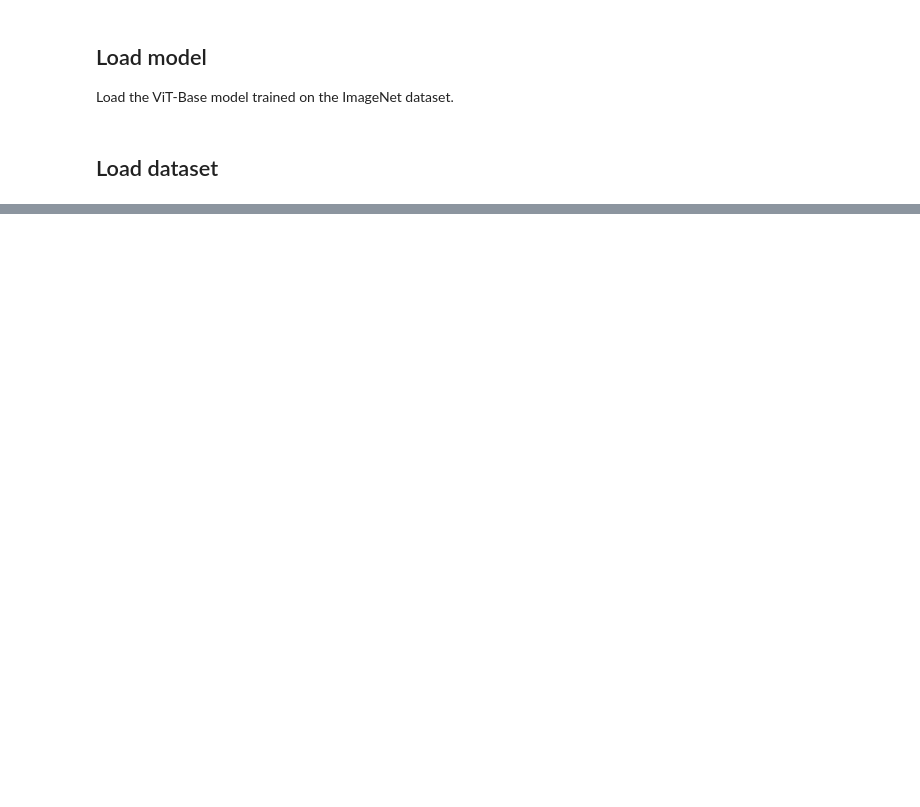
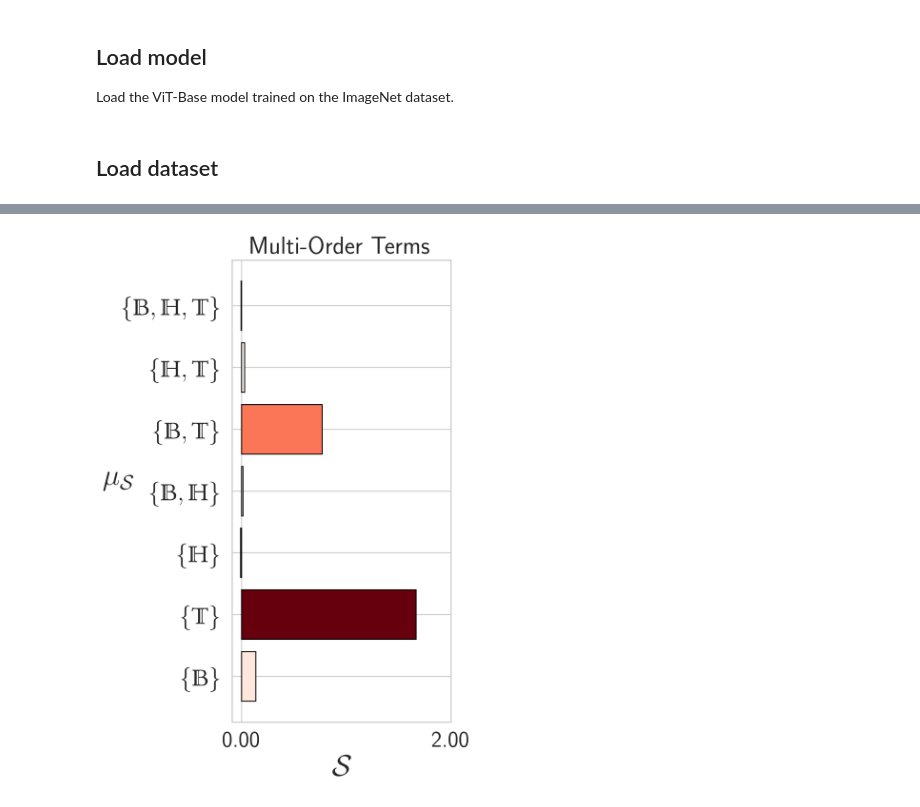
Before and after one commit to tschnake/Symbxai_retina, a Jupyter notebook: notebooks/symbXAI_rebuttal.ipynb, the cells around one changed output, grey strips where cells are left out. Cells and saved outputs as stored; diff of their text form; code cells hidden in the pictures; blank space fills up the shorter version.

```diff
--- a/notebooks/symbXAI_rebuttal.ipynb
+++ b/notebooks/symbXAI_rebuttal.ipynb
@@ -366,10 +218,5 @@ torch.Size([3, 224, 224])
 # %%
-from copy import deepcopy
-
-logits = model(inputs.unsqueeze(0)).logits
-labels = logits.argmax()
-# labels = 671
-print(labels)
+labels = label_mapping[val_set.dataset.iloc[sample_id]['class']]
 targets = torch.eye(1000, dtype=inputs.dtype)[labels]
 
 symb_xai_vit = ViTSymbolicXAI(
@@ -598,0 +477,3 @@ R_values
+# %%
+bike_part_dict = {27: 'body', 28: 'head', 29: 'seat', 30: 'tier'}
+car_part_dict = {24: 'body', 25: 'tier', 26: 'mirror'}
@@ -598,0 +544,72 @@ R_values
+# %%
+import matplotlib.pyplot as plt
+import seaborn as sns
+
+from matplotlib import rc
+
+# Enable LaTeX in Matplotlib
+rc('text', usetex=True)
+
+# Add the LaTeX package and configuration to the preamble
+rc('text.latex', preamble=r"""
+    \usepackage[bb=libus]{mathalpha}
+""")
+#plt.rcParams['pgf.preamble'] = r'\usepackage{amssymb}\usepackage{amsfonts}'
+#plt.rcParams['pgf.texsystem'] = 'pdflatex'
+
+new_rels = {}
+for k, v in all_rels.items():
+    if v != []:
+        new_rels[k] = v
+
+values = np.array(list(new_rels.values())).flatten()
+keys = list(new_rels.keys())
+
+new_keys = []
+for k in keys:
+    splited = k.split('-')
+    if len(splited) > 1:
+        new_keys.append('$\\mathbb{\{'+','.join(splited)+'\}}$')
+    else:
+        new_keys.append('$\\mathbb{\{'+ str(splited[0]) +'\}}$')
+
+
+# Set a high-quality style and figure size
+sns.set_theme(style="whitegrid")
+fig = plt.figure(figsize=(5.5, 8), dpi=300)
+
+# Create the bar plot
+# Normalize the values for colormap
+norm = plt.Normalize(min(values), max(values))
+bar_colors = plt.cm.Reds(norm(values))  # Use Reds colormap
+bars = plt.barh(new_keys, values, color=bar_colors, edgecolor='black')
+
+# Add labels and title with larger font sizes
+plt.xlabel('$\\mathcal{S}$', fontsize=30)
+plt.ylabel('$\\mathcal{\\mu}_{\\mathcal{S}}$', fontsize=30, rotation=360)
+plt.title('Multi-Order Terms', fontsize=25)
+
+# Adjust tick parameters for better readability
+plt.xticks(
+    ticks=np.linspace(0, int(np.round(max(values))), 2),  # Limit to 3 ticks: start, midpoint, end
+    labels=[f'{val:.2f}' for val in np.linspace(0, int(np.round(max(values))), 2)],  # Format tick labels
+    fontsize=23
+)
+plt.xticks(fontsize=23)
+plt.yticks(fontsize=25)
+
+# Add a colorbar for reference
+from matplotlib.cm import ScalarMappable  # Import ScalarMappable
+sm = ScalarMappable(cmap="Reds", norm=norm)
+sm.set_array([])  # Dummy array for the colorbar
+# cbar = plt.colorbar(sm, ax=plt.gca(), orientation='vertical')  # Associate with current axis
+# cbar.set_label('$\\mathcal{\\mu}_{\\mathcal{S}}$', fontsize=20)
+# Save the figure as a high-quality file
+plt.tight_layout()  # Ensure everything fits within the figure
+# plt.savefig("../figures/bar_plot_high_quality.pdf", format='pdf')  # Save as PDF
+plt.savefig("../figures/bar_plot_bike2_horizontal.png", format='png', dpi=300, transparent=True)  # Save as PNG
+
+# Show the plot
+plt.show()
+# %% [output]
+[figure, added]
```
Also changed, not shown: parts of 38 cells of this notebook, 2 other files.
